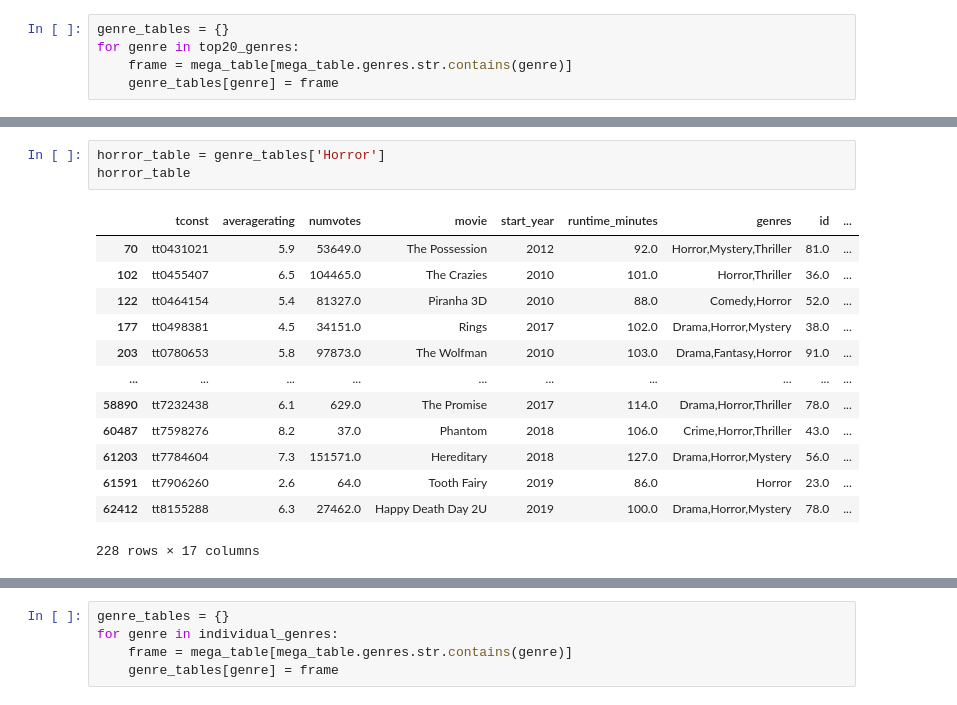
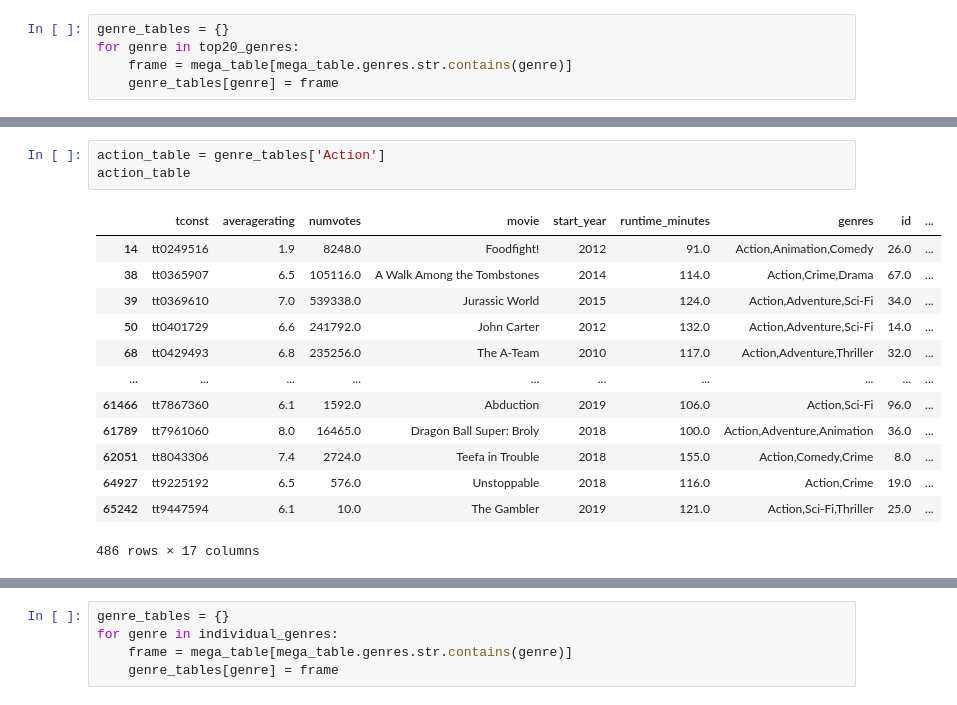
Before and after one commit to EmmaChoate/microsoft_movie_analysis, a Jupyter notebook: data/zippedData/Project 1 Data.ipynb, the cells around one changed output, grey strips where cells are left out. Cells and saved outputs as stored; diff of their text form.

```diff
--- a/data/zippedData/Project 1 Data.ipynb
+++ b/data/zippedData/Project 1 Data.ipynb
@@ -404,17 +450,17 @@ for genre in top20_genres:
 # %%
-horror_table = genre_tables['Horror']
-horror_table
+action_table = genre_tables['Action']
+action_table
 # %% [output]
 |  | tconst | averagerating | numvotes | movie | start_year | runtime_minutes | genres | id | ... |
-| 70 | tt0431021 | 5.9 | 53649.0 | The Possession | 2012 | 92.0 | Horror,Mystery,Thriller | 81.0 | ... |
-| 102 | tt0455407 | 6.5 | 104465.0 | The Crazies | 2010 | 101.0 | Horror,Thriller | 36.0 | ... |
-| 122 | tt0464154 | 5.4 | 81327.0 | Piranha 3D | 2010 | 88.0 | Comedy,Horror | 52.0 | ... |
-| 177 | tt0498381 | 4.5 | 34151.0 | Rings | 2017 | 102.0 | Drama,Horror,Mystery | 38.0 | ... |
-| 203 | tt0780653 | 5.8 | 97873.0 | The Wolfman | 2010 | 103.0 | Drama,Fantasy,Horror | 91.0 | ... |
+| 14 | tt0249516 | 1.9 | 8248.0 | Foodfight! | 2012 | 91.0 | Action,Animation,Comedy | 26.0 | ... |
+| 38 | tt0365907 | 6.5 | 105116.0 | A Walk Among the Tombstones | 2014 | 114.0 | Action,Crime,Drama | 67.0 | ... |
+| 39 | tt0369610 | 7.0 | 539338.0 | Jurassic World | 2015 | 124.0 | Action,Adventure,Sci-Fi | 34.0 | ... |
+| 50 | tt0401729 | 6.6 | 241792.0 | John Carter | 2012 | 132.0 | Action,Adventure,Sci-Fi | 14.0 | ... |
+| 68 | tt0429493 | 6.8 | 235256.0 | The A-Team | 2010 | 117.0 | Action,Adventure,Thriller | 32.0 | ... |
 | ... | ... | ... | ... | ... | ... | ... | ... | ... | ... |
-| 58890 | tt7232438 | 6.1 | 629.0 | The Promise | 2017 | 114.0 | Drama,Horror,Thriller | 78.0 | ... |
-| 60487 | tt7598276 | 8.2 | 37.0 | Phantom | 2018 | 106.0 | Crime,Horror,Thriller | 43.0 | ... |
-| 61203 | tt7784604 | 7.3 | 151571.0 | Hereditary | 2018 | 127.0 | Drama,Horror,Mystery | 56.0 | ... |
-| 61591 | tt7906260 | 2.6 | 64.0 | Tooth Fairy | 2019 | 86.0 | Horror | 23.0 | ... |
-| 62412 | tt8155288 | 6.3 | 27462.0 | Happy Death Day 2U | 2019 | 100.0 | Drama,Horror,Mystery | 78.0 | ... |
+| 61466 | tt7867360 | 6.1 | 1592.0 | Abduction | 2019 | 106.0 | Action,Sci-Fi | 96.0 | ... |
+| 61789 | tt7961060 | 8.0 | 16465.0 | Dragon Ball Super: Broly | 2018 | 100.0 | Action,Adventure,Animation | 36.0 | ... |
+| 62051 | tt8043306 | 7.4 | 2724.0 | Teefa in Trouble | 2018 | 155.0 | Action,Comedy,Crime | 8.0 | ... |
+| 64927 | tt9225192 | 6.5 | 576.0 | Unstoppable | 2018 | 116.0 | Action,Crime | 19.0 | ... |
+| 65242 | tt9447594 | 6.1 | 10.0 | The Gambler | 2019 | 121.0 | Action,Sci-Fi,Thriller | 25.0 | ... |
-228 rows × 17 columns
+486 rows × 17 columns
```
Also changed, not shown: parts of 25 cells of this notebook.
